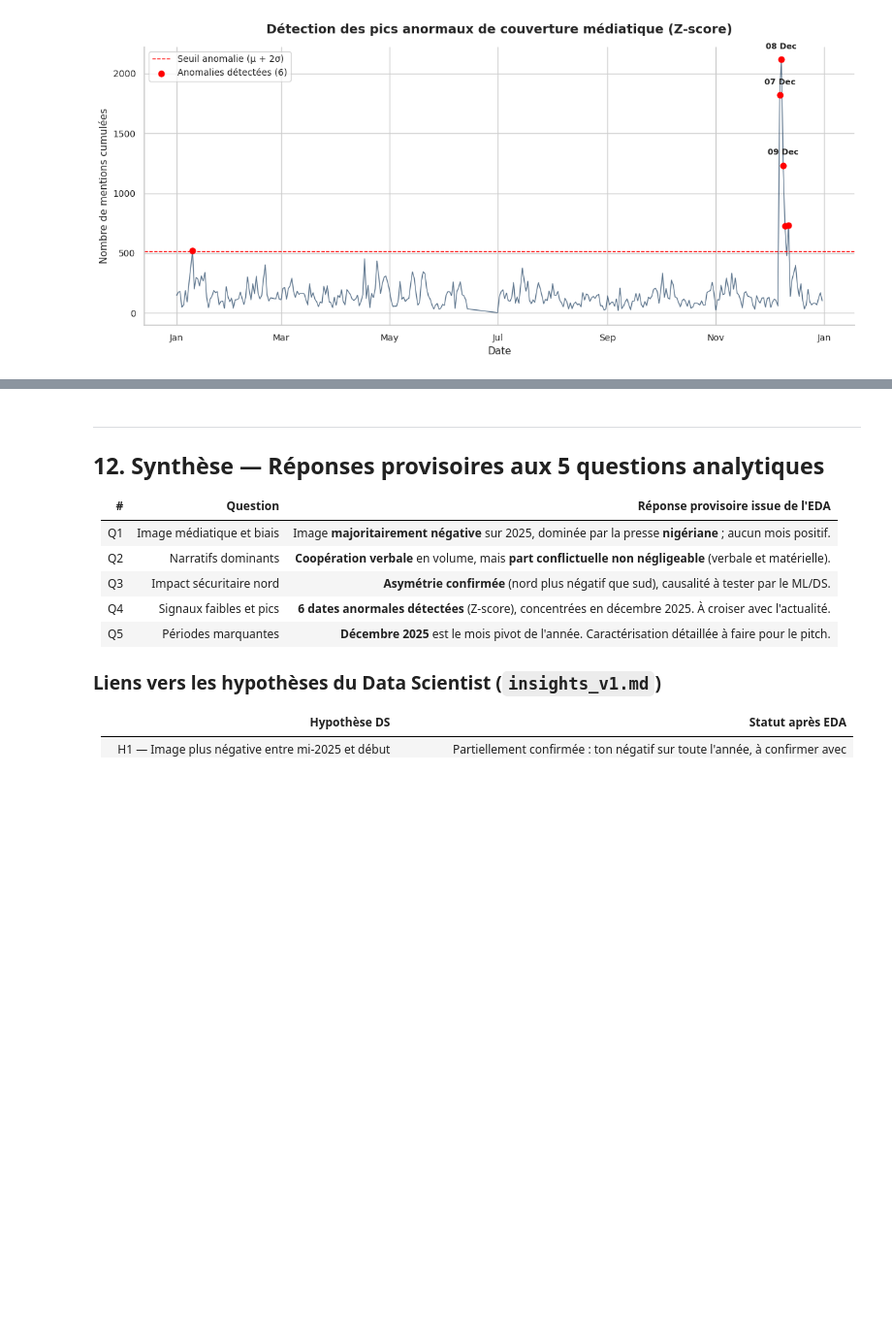
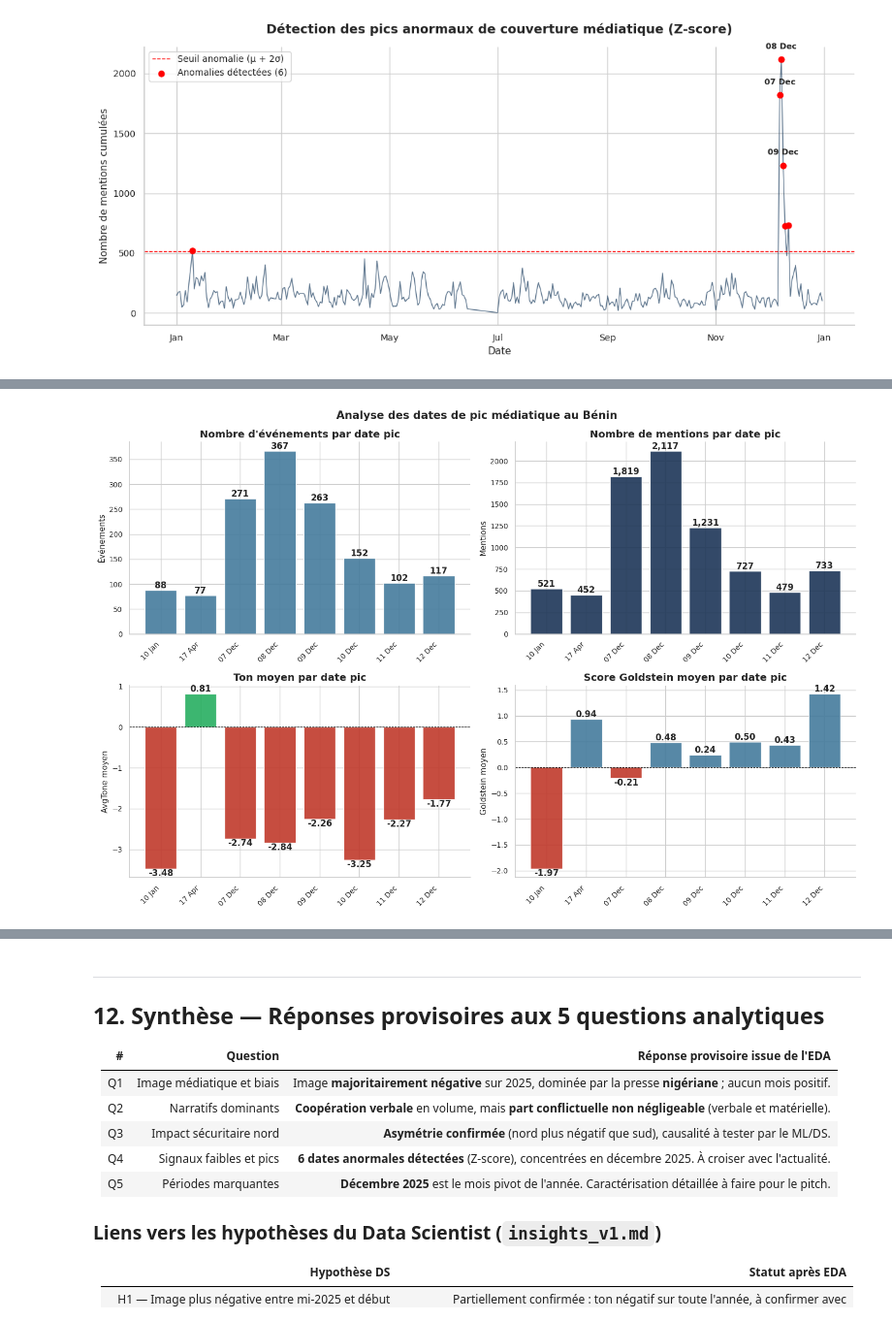
Before and after one commit to CarineEpitech/Hackathon_Isheero_Team04, a Jupyter notebook: notebooks/eda.ipynb, the cells around one changed output, grey strips where cells are left out. Shown at 97% size. Cells and saved outputs as stored; diff of their text form; code cells hidden in the pictures; blank space fills up the shorter version.

```diff
--- a/notebooks/eda.ipynb
+++ b/notebooks/eda.ipynb
@@ -1315,0 +1472,19 @@ for date in top_dates:
+# %%
+# Résumé
+
+df_pics = df[df['SQLDATE'].isin(df_top_anomalies.index)].copy()
+
+resume_pics = (
+    df_pics.groupby('SQLDATE')
+    .agg(
+        nb_evenements=('GLOBALEVENTID', 'count'),
+        nb_mentions=('NumMentions', 'sum'),
+        ton_moyen=('AvgTone', 'mean'),
+        goldstein_moyen=('GoldsteinScale', 'mean')
+    )
+    .reset_index()
+    .sort_values('SQLDATE')
+)
+
+resume_pics['date_label'] = resume_pics['SQLDATE'].dt.strftime('%d %b %Y')
+resume_pics
@@ -1316 +1649,80 @@ for date in top_dates:
+# %%
+fig, axes = plt.subplots(2, 2, figsize=(15, 10))
+
+# 1. Nombre d'événements
+axes[0, 0].bar(
+    resume_pics['date_label'],
+    resume_pics['nb_evenements'],
+    color='#457b9d',
+    alpha=0.9
+)
+axes[0, 0].set_title("Nombre d'événements par date pic")
+axes[0, 0].set_ylabel("Événements")
+
+for i, val in enumerate(resume_pics['nb_evenements']):
+    axes[0, 0].text(i, val, f"{int(val):,}", ha='center', va='bottom', fontweight='bold')
+
+# 2. Nombre de mentions
+axes[0, 1].bar(
+    resume_pics['date_label'],
+    resume_pics['nb_mentions'],
+    color='#1d3557',
+    alpha=0.9
+)
+axes[0, 1].set_title("Nombre de mentions par date pic")
+axes[0, 1].set_ylabel("Mentions")
+
+for i, val in enumerate(resume_pics['nb_mentions']):
+    axes[0, 1].text(i, val, f"{int(val):,}", ha='center', va='bottom', fontweight='bold')
+
+# 3. Ton moyen
+axes[1, 0].bar(
+    resume_pics['date_label'],
+    resume_pics['ton_moyen'],
+    color=['#c0392b' if x < 0 else '#27ae60' for x in resume_pics['ton_moyen']],
+    alpha=0.9
+)
+axes[1, 0].axhline(0, color='black', linestyle='--', linewidth=0.8)
+axes[1, 0].set_title("Ton moyen par date pic")
+axes[1, 0].set_ylabel("AvgTone moyen")
+
+for i, val in enumerate(resume_pics['ton_moyen']):
+    axes[1, 0].text(i, val, f"{val:.2f}", ha='center',
+                    va='top' if val < 0 else 'bottom',
+                    fontweight='bold')
+
+# 4. Goldstein moyen
+axes[1, 1].bar(
+    resume_pics['date_label'],
+    resume_pics['goldstein_moyen'],
+    color=['#c0392b' if x < 0 else '#457b9d' for x in resume_pics['goldstein_moyen']],
+    alpha=0.9
+)
+axes[1, 1].axhline(0, color='black', linestyle='--', linewidth=0.8)
+axes[1, 1].set_title("Score Goldstein moyen par date pic")
+axes[1, 1].set_ylabel("Goldstein moyen")
+
+for i, val in enumerate(resume_pics['goldstein_moyen']):
+    axes[1, 1].text(i, val, f"{val:.2f}", ha='center',
+                    va='top' if val < 0 else 'bottom',
+                    fontweight='bold')
+
+plt.suptitle(
+    "Analyse des dates de pic médiatique au Bénin",
+    fontsize=15,
+    fontweight='bold'
+)
+
+for ax in axes.flat:
+    ax.tick_params(axis='x', rotation=45)
+    for label in ax.get_xticklabels():
+        label.set_horizontalalignment('right')
+
+plt.subplots_adjust(bottom=0.2)
+
+plt.tight_layout()
+plt.savefig('outputs/viz_pics_dates_resume.png', dpi=150, bbox_inches='tight')
+plt.show()
+# %% [output]
+[figure, added]
 # %% [markdown]
```
Also changed, not shown: parts of 15 cells of this notebook, 5 other files.
